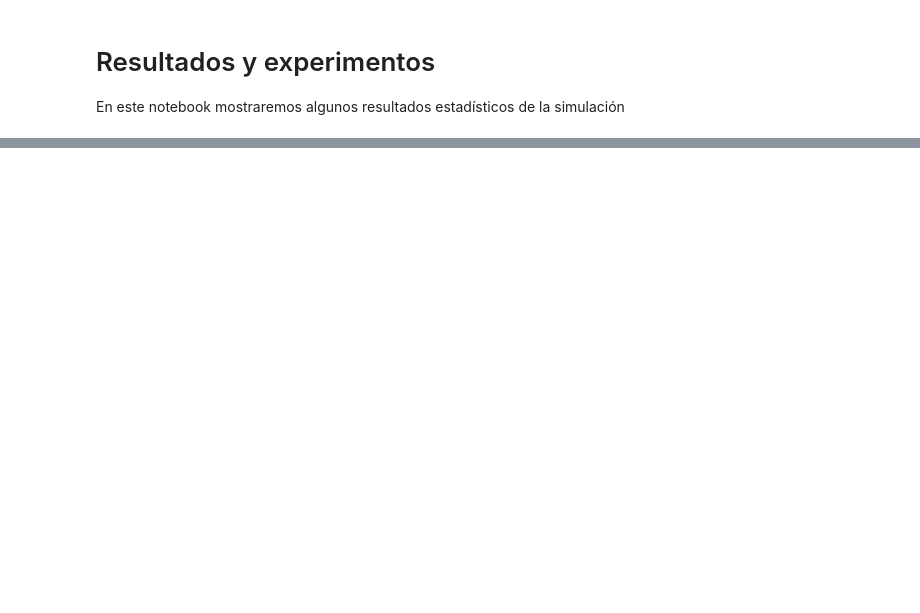
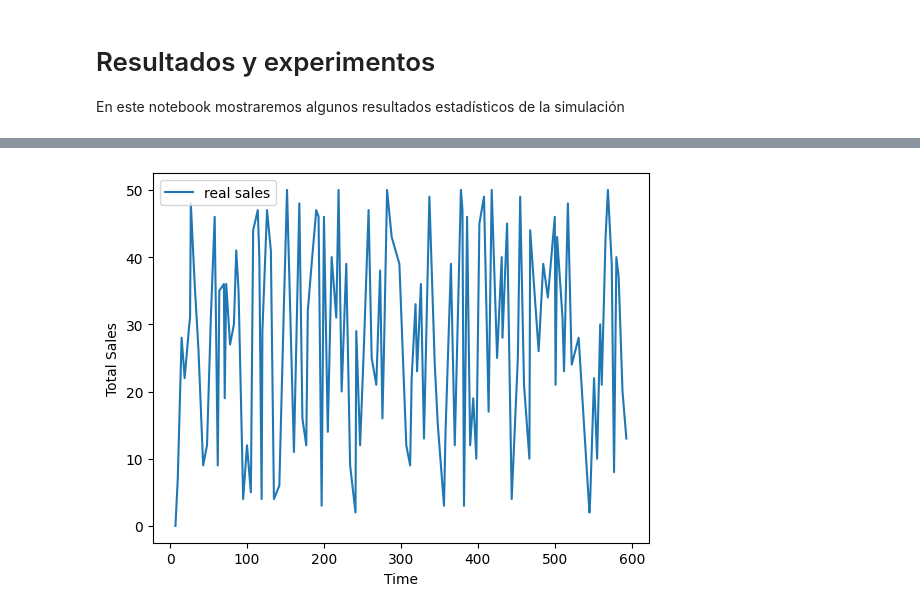
Before and after one commit to IronBeardX/sim_project, a Jupyter notebook: clean_code/results.ipynb, the cells around one changed output, grey strips where cells are left out. Drawn from its saved outputs; the diff is of its cells as text; code cells hidden in the pictures; blank space fills up the shorter version.

```diff
--- a/clean_code/results.ipynb
+++ b/clean_code/results.ipynb
@@ -35,0 +40,10 @@ print(res)
+# %%
+from sim_stats import FlattenRegistry, SimStatistics
+from graphics import Graphics
+
+sim_statistics = SimStatistics(sim.registry)
+graph = Graphics(sim_statistics)
+
+graph.plot_sells()
+# %% [output]
+[figure, added]
```
Also changed, not shown: parts of 8 cells of this notebook, 4 other files.
